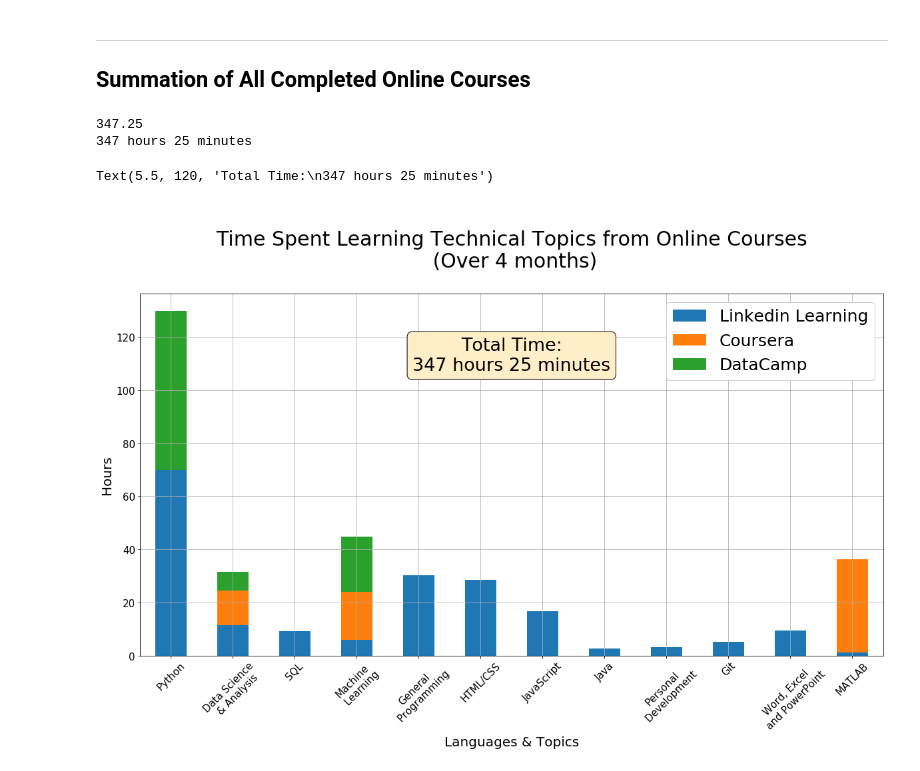
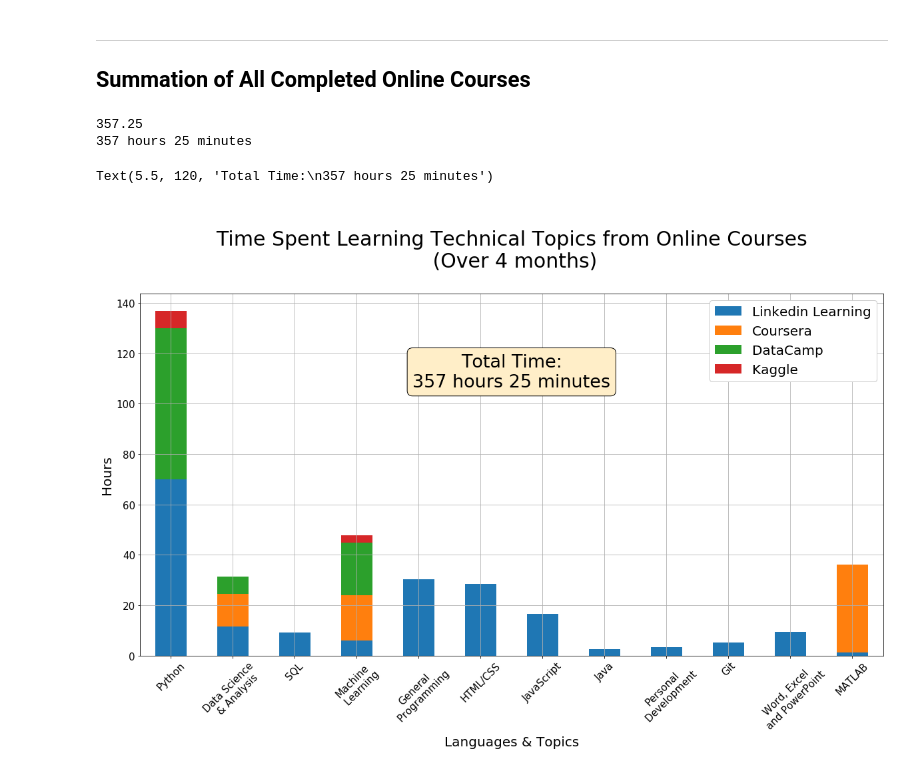
Before and after one commit to abbielms/Online_Courses, a Jupyter notebook: OnlineCourses.ipynb, the cells around one changed output. Drawn from its saved outputs; the diff is of its cells as text; code cells hidden in the pictures.

Commit message:
Add Kaggle courses

```diff
--- a/OnlineCourses.ipynb
+++ b/OnlineCourses.ipynb
@@ -299,0 +307,3 @@ plt.show()
+# %%
+kaggle_data = pd.read_excel('kaggle.xlsx')
+print(kaggle_data)
@@ -299,0 +314,3 @@ plt.show()
+# %%
+k_python_hours = np.nansum(kaggle_data['K_python_hours'])
+k_ml_hours = np.nansum(kaggle_data['K_ml_hours'])
@@ -301,33 +357,34 @@ plt.show()
 ---------------------------------------------------------------------------------------------------------------------------
 ## Summation of All Completed Online Courses
 # %%
-total_time = round((ll_total_hours_min_time + c_total_hours + dc_total_hours), 2)
+total_time = round((ll_total_hours_min_time + c_total_hours + dc_total_hours + k_total_hours), 2)
 print(total_time)
 total_time_str = f'{str(total_time)[:3]} hours {str(total_time)[-2:]} minutes'
 print(total_time_str)
 # %% [output]
-347.25
-347 hours 25 minutes
+357.25
+357 hours 25 minutes
 # %%
 ll_courses = [python_dec, ds_dec, sql_dec, ml_dec, programming_dec, htmlcss_dec, javascript_dec, java_dec, pd_dec, git_dec, office_dec, matlab_dec]
 c_courses = [0, c_ds_hours, 0, (c_awsml_hours + c_cv_hours), 0, 0, 0, 0, 0, 0, 0, c_matlab_hours]
 dc_courses = [dc_python_hours, dc_data_hours, 0, dc_ml_hours, 0, 0, 0, 0, 0, 0, 0, 0]
+k_courses = [k_python_hours, 0, 0, k_ml_hours, 0, 0, 0, 0, 0, 0, 0, 0]
 index = ['Python', 'Data Science\n & Analysis', 'SQL', 'Machine\n Learning', 'General\n Programming', 'HTML/CSS',
                  'JavaScript', 'Java', 'Personal\n Development', 'Git', 'Word, Excel\n and PowerPoint', 'MATLAB']
 
-df = pd.DataFrame({'Linkedin Learning':ll_courses, 'Coursera':c_courses, 'DataCamp':dc_courses}, index=index)
+df = pd.DataFrame({'Linkedin Learning':ll_courses, 'Coursera':c_courses, 'DataCamp':dc_courses, 'Kaggle':k_courses}, index=index)
 ax = df.plot.bar(rot=45, stacked=True, figsize=(20, 10), fontsize=15, grid=True)
 
 ax.set_xlabel("Languages & Topics", fontsize=20)
 ax.set_ylabel("Hours", fontsize=20)
 ax.set_title('\nTime Spent Learning Technical Topics from Online Courses\n (Over 4 months)\n', fontsize=30)
 
-ax.legend(prop={'size': 25}, framealpha=1.0)
+ax.legend(prop={'size': 20}, framealpha=1.0)
 
 props = dict(boxstyle='round', facecolor='#FFEEC8', alpha=1.0)
 text = f'Total Time:\n{total_time_str}'
 plt.text(5.5, 120, text, fontsize=27,
         verticalalignment='top', bbox=props, ha='center')
 # %% [output]
-Text(5.5, 120, 'Total Time:\n347 hours 25 minutes')
+Text(5.5, 120, 'Total Time:\n357 hours 25 minutes')
-[figure, old version]
+[figure, new version]
```
Also changed, not shown: parts of 5 cells of this notebook, 2 other files.
